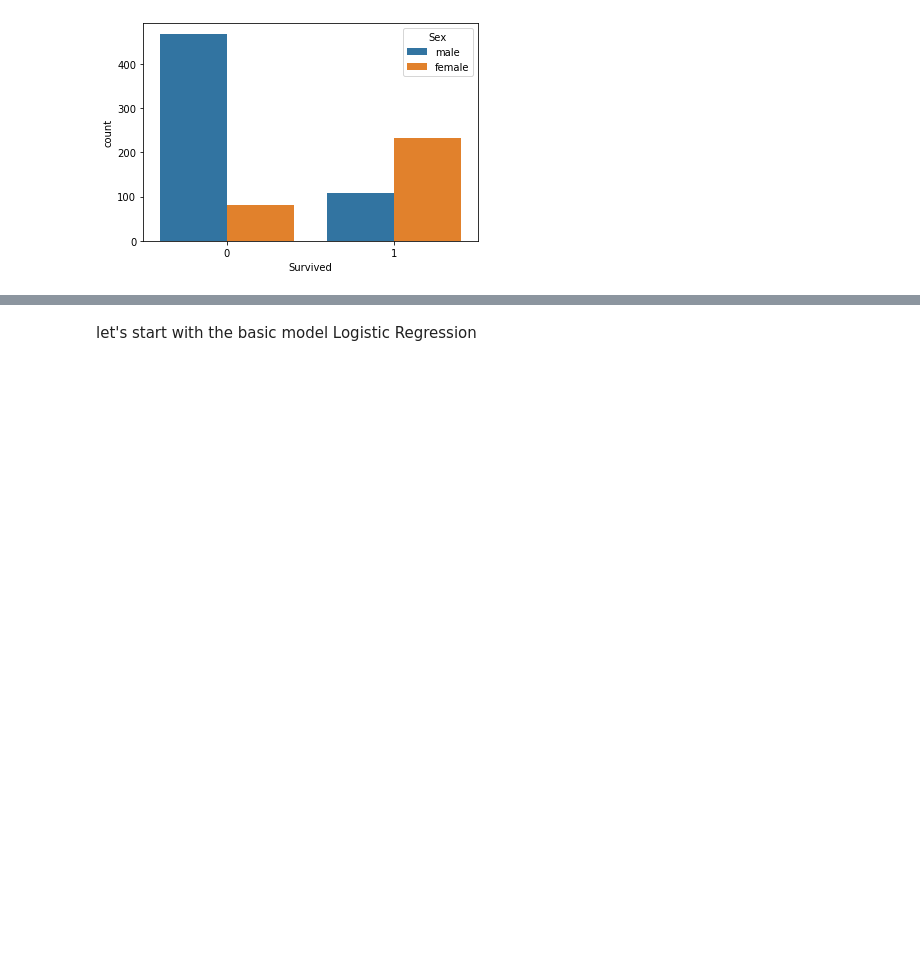
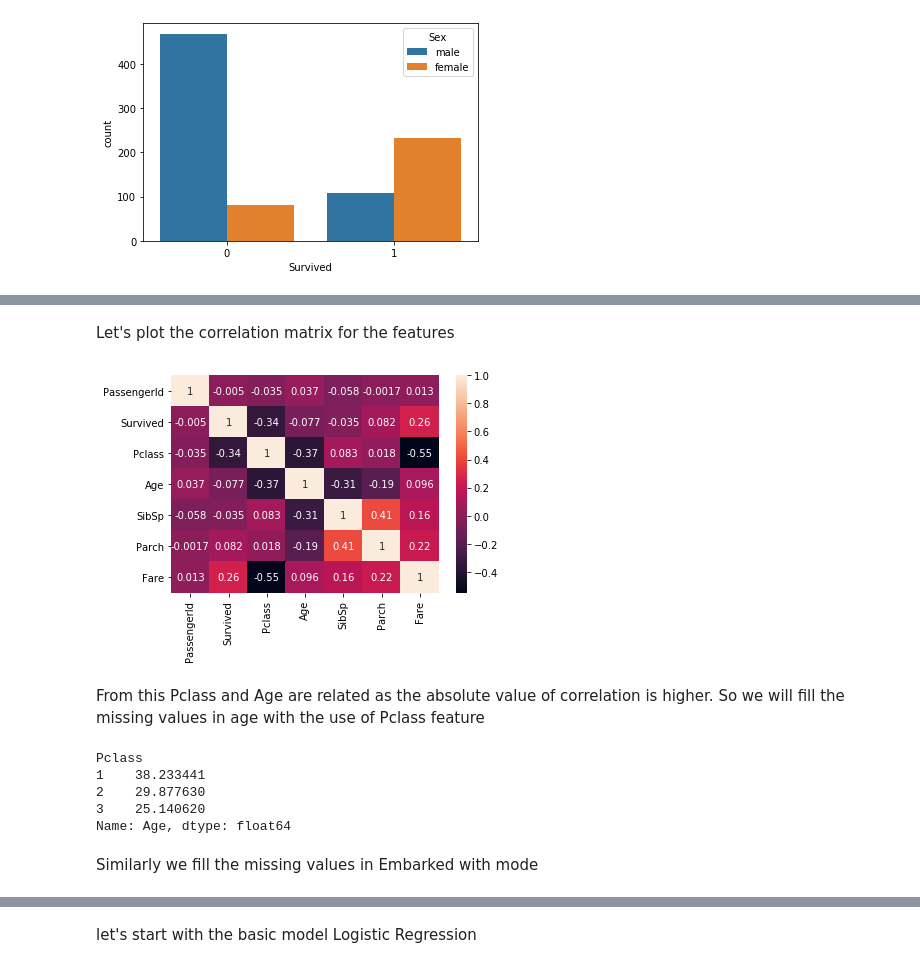
Before and after one commit to Sreenivas-2/KAGGLE, a Jupyter notebook: Titanic.ipynb, the cells around one changed output, grey strips where cells are left out. Saved outputs shown, nothing was run; the diff lists cells and outputs as text; code cells hidden in the pictures; blank space fills up the shorter version.

```diff
--- a/Titanic.ipynb
+++ b/Titanic.ipynb
@@ -126,0 +139,18 @@ plt.show()
+# %% [markdown]
+Let's plot the correlation matrix for the features
+# %%
+sns.heatmap(train.corr(), annot = True)
+plt.show()
+# %% [output]
+[figure, added]
+# %% [markdown]
+From this Pclass and Age are related as the absolute value of correlation is higher. So we will fill the missing values in age with the use of Pclass feature
+# %%
+df = train.groupby('Pclass')['Age']
+print(df.mean())
+# %% [output]
+Pclass
+1    38.233441
+2    29.877630
+3    25.140620
+Name: Age, dtype: float64
@@ -126,0 +161,2 @@ plt.show()
+# %% [markdown]
+Similarly we fill the missing values in Embarked with mode
```
Also changed, not shown: parts of 25 cells of this notebook.
